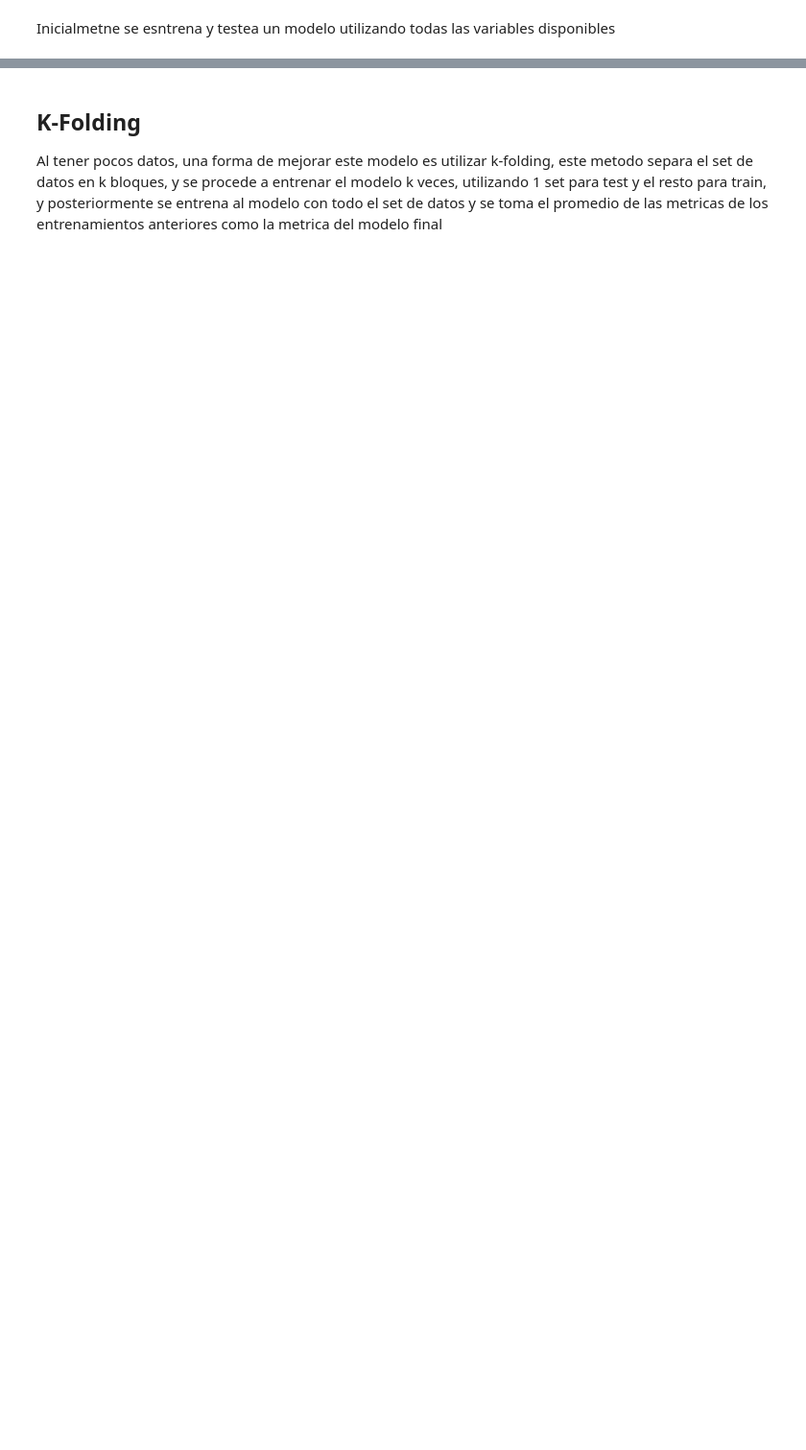
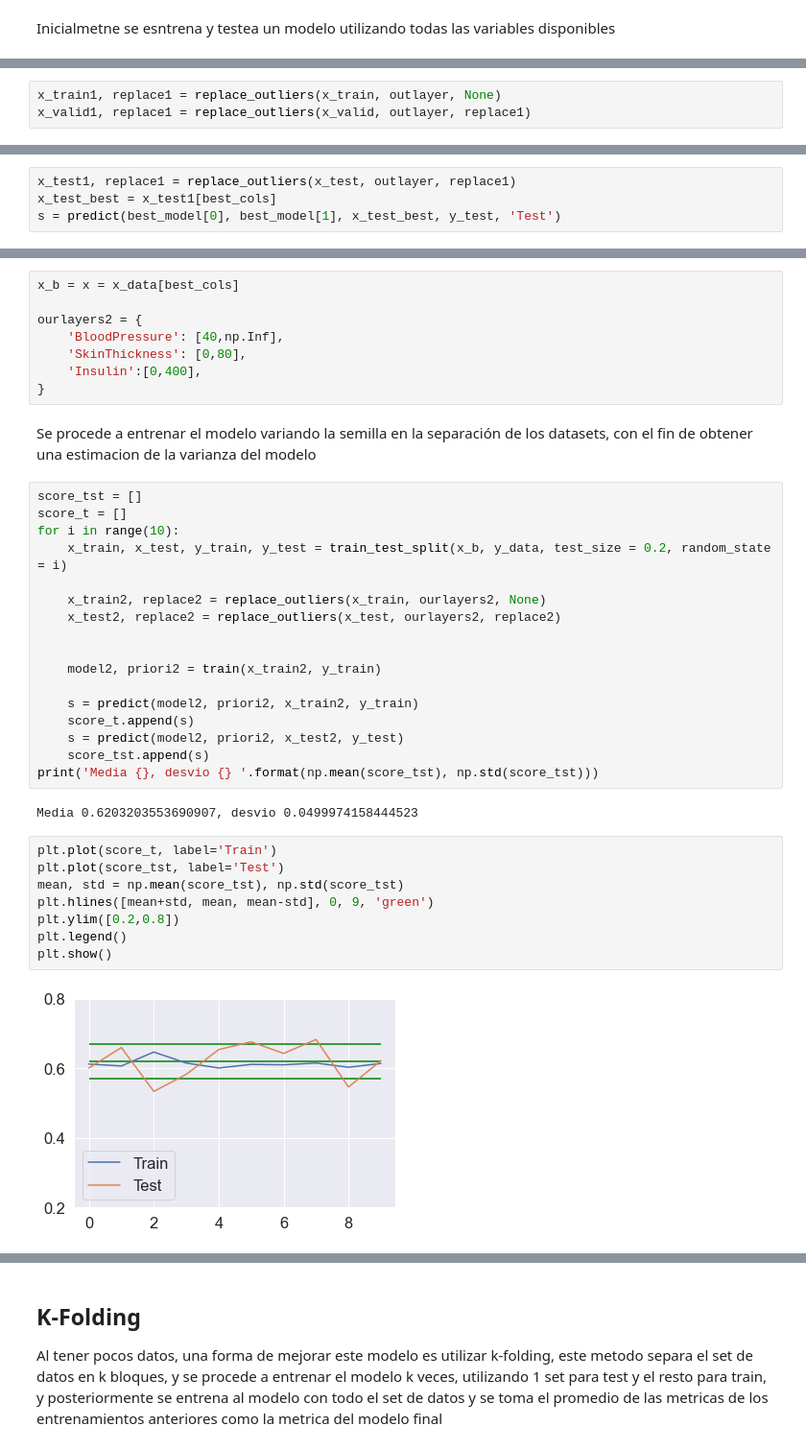
Before and after one commit to SantiAA/RN_TP1, a Jupyter notebook: EJ_2.ipynb, the cells around one changed output, grey strips where cells are left out. Shown at 96% size. Saved outputs shown, nothing was run; the diff lists cells and outputs as text; blank space fills up the shorter version.

```diff
--- a/EJ_2.ipynb
+++ b/EJ_2.ipynb
@@ -284,0 +298,3 @@ F1_score 0.6382978723404256
+# %%
+x_train1, replace1 = replace_outliers(x_train, outlayer, None)
+x_valid1, replace1 = replace_outliers(x_valid, outlayer, replace1)
@@ -303,0 +342,4 @@ Y el resultado obtenido es de $F1 \approx 0.69 $, lo cual mejora casi en un 10%
+# %%
+x_test1, replace1 = replace_outliers(x_test, outlayer, replace1)
+x_test_best = x_test1[best_cols]
+s = predict(best_model[0], best_model[1], x_test_best, y_test, 'Test')
@@ -303,0 +350,39 @@ Y el resultado obtenido es de $F1 \approx 0.69 $, lo cual mejora casi en un 10%
+# %%
+x_b = x = x_data[best_cols]
+
+ourlayers2 = {
+    'BloodPressure': [40,np.Inf],
+    'SkinThickness': [0,80],
+    'Insulin':[0,400],
+}
+# %% [markdown]
+Se procede a entrenar el modelo variando la semilla en la separación de los datasets, con el fin de obtener una estimacion de la varianza del modelo
+# %%
+score_tst = []
+score_t = []
+for i in range(10):
+    x_train, x_test, y_train, y_test = train_test_split(x_b, y_data, test_size = 0.2, random_state = i)
+
+    x_train2, replace2 = replace_outliers(x_train, ourlayers2, None)
+    x_test2, replace2 = replace_outliers(x_test, ourlayers2, replace2)
+
+
+    model2, priori2 = train(x_train2, y_train)
+
+    s = predict(model2, priori2, x_train2, y_train)
+    score_t.append(s)
+    s = predict(model2, priori2, x_test2, y_test)
+    score_tst.append(s)
+print('Media {}, desvio {} '.format(np.mean(score_tst), np.std(score_tst)))
+# %% [output]
+Media 0.6203203553690907, desvio 0.0499974158444523
+# %%
+plt.plot(score_t, label='Train')
+plt.plot(score_tst, label='Test')
+mean, std = np.mean(score_tst), np.std(score_tst)
+plt.hlines([mean+std, mean, mean-std], 0, 9, 'green')
+plt.ylim([0.2,0.8])
+plt.legend()
+plt.show()
+# %% [output]
+[figure, added]
```
Also changed, not shown: parts of 29 cells of this notebook, 2 other files.
